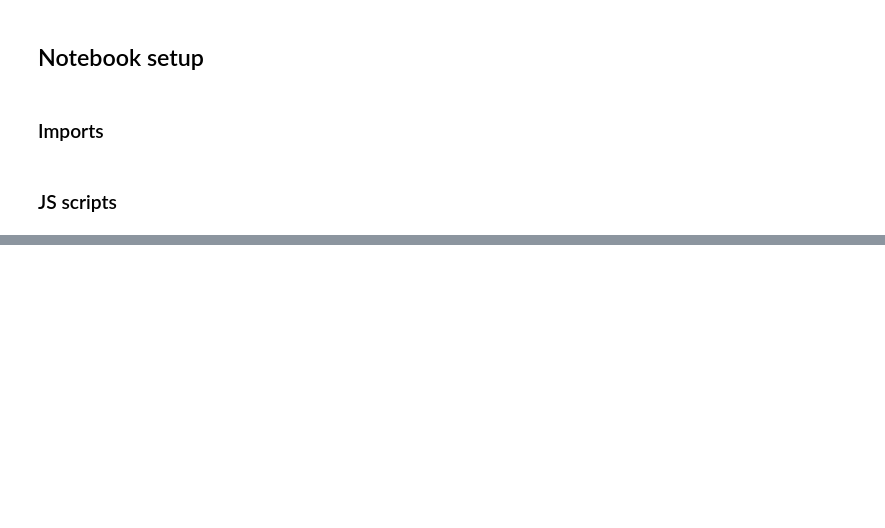
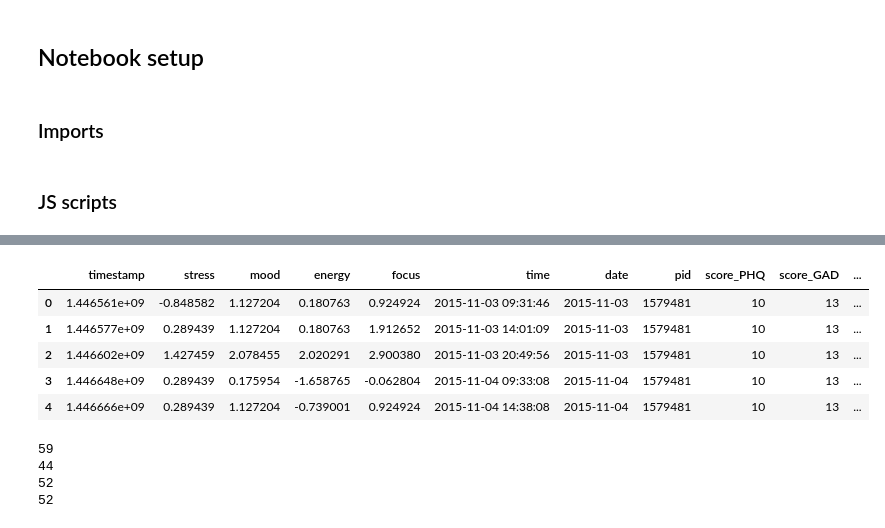
Before and after one commit to tliu526/lifesense, a Jupyter notebook: ema_context.ipynb, the cells around one changed output, grey strips where cells are left out. Drawn from its saved outputs; the diff is of its cells as text; code cells hidden in the pictures; blank space fills up the shorter version.

```diff
--- a/ema_context.ipynb
+++ b/ema_context.ipynb
@@ -71,0 +248,26 @@ HTML('''
+# %%
+emm_df.head()
+# %% [output]
+|  | timestamp | stress | mood | energy | focus | time | date | pid | score_PHQ | score_GAD | ... |
+| 0 | 1.446561e+09 | -0.848582 | 1.127204 | 0.180763 | 0.924924 | 2015-11-03 09:31:46 | 2015-11-03 | 1579481 | 10 | 13 | ... |
+| 1 | 1.446577e+09 | 0.289439 | 1.127204 | 0.180763 | 1.912652 | 2015-11-03 14:01:09 | 2015-11-03 | 1579481 | 10 | 13 | ... |
+| 2 | 1.446602e+09 | 1.427459 | 2.078455 | 2.020291 | 2.900380 | 2015-11-03 20:49:56 | 2015-11-03 | 1579481 | 10 | 13 | ... |
+| 3 | 1.446648e+09 | 0.289439 | 0.175954 | -1.658765 | -0.062804 | 2015-11-04 09:33:08 | 2015-11-04 | 1579481 | 10 | 13 | ... |
+| 4 | 1.446666e+09 | 0.289439 | 1.127204 | -0.739001 | 0.924924 | 2015-11-04 14:38:08 | 2015-11-04 | 1579481 | 10 | 13 | ... |
+# %%
+control_emm = emm_df.loc[emm_df['CONTROL'] == 1]
+print(control_emm.drop_duplicates('pid').shape[0])
+
+anxious_emm = emm_df.loc[emm_df['ANXIOUS'] == 1]
+print(anxious_emm.drop_duplicates('pid').shape[0])
+
+depress_emm = emm_df.loc[emm_df['DEPRESSED'] == 1]
+print(depress_emm.drop_duplicates('pid').shape[0])
+
+dep_anx_emm = emm_df.loc[emm_df['DEPRESSED_ANXIOUS'] == 1]
+print(dep_anx_emm.drop_duplicates('pid').shape[0])
+# %% [output]
+59
+44
+52
+52
```
Also changed, not shown: parts of 25 cells of this notebook, 2 other files.
